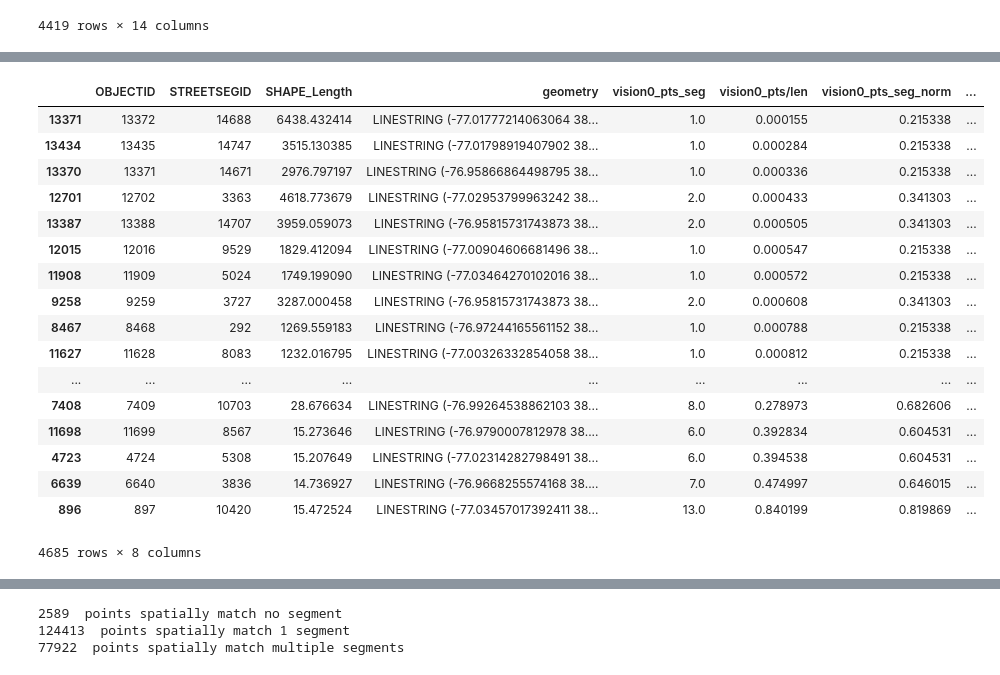
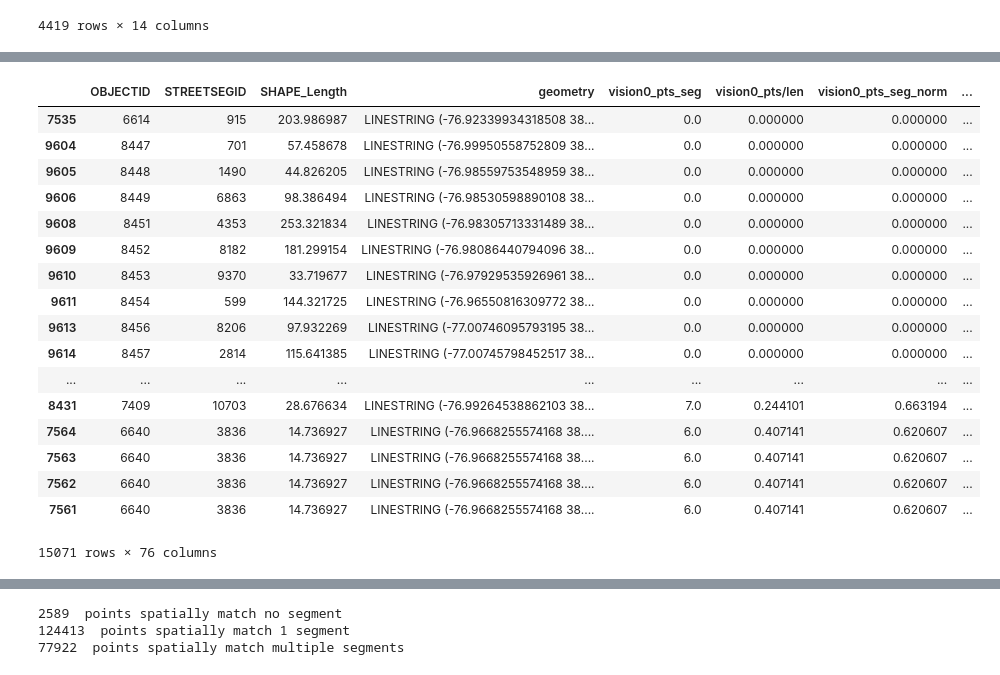
Before and after one commit to KiranJavkar/Cycling_Safety, a Jupyter notebook: python/Cycling_Safety_Visualization_using_mapbox-leaflet.ipynb, the cells around one changed output, grey strips where cells are left out. Saved outputs shown, nothing was run; the diff lists cells and outputs as text; code cells hidden in the pictures.

```diff
--- a/python/Cycling_Safety_Visualization_using_mapbox-leaflet.ipynb
+++ b/python/Cycling_Safety_Visualization_using_mapbox-leaflet.ipynb
@@ -194,0 +246,4 @@ dc_segs_statistic = dc_segs_statistic.merge(seg_counts, left_on = 'STREETSEGID',
+# %%
+print(vision0_seg_stats.shape)
+vision0_details = pd.DataFrame(vision0_seg_stats.fillna(0))
+vision0_details.head().T
@@ -203,0 +291,2 @@ dc_segs_statistic.head().T
+# %%
+dc_segs_statistic_detailed = dc_segs_statistic.merge(vision0_details, left_on = 'STREETSEGID', right_on='STREETSEGID', right_index=False, how='left')
@@ -203,0 +317,4 @@ dc_segs_statistic.head().T
+# %%
+dc_vision0_details = pd.DataFrame(dc_segs_statistic_detailed.fillna(0))
+print(dc_vision0_details.shape)
+dc_vision0_details.head().T
@@ -203,0 +340,7 @@ dc_segs_statistic.head().T
+# %%
+for utype in unique_types:
+    utype_count = utype + '_count'
+    utype_countlen = utype + '_count/len'
+    dc_vision0_details[utype_countlen] = dc_vision0_details[utype_count]/dc_vision0_details.SHAPE_Length
+    normalize(utype_count, dc_vision0_details)
+    normalize(utype_countlen, dc_vision0_details)
@@ -281,21 +389,21 @@ dc_segs_statistic_drop.head().T
 # %%
-dc_segs_statistic_drop.sort('vision0_pts/len')
+dc_vision0_details.sort('vision0_pts/len')
 # %% [output]
 |  | OBJECTID | STREETSEGID | SHAPE_Length | geometry | vision0_pts_seg | vision0_pts/len | vision0_pts_seg_norm | ... |
-| 13371 | 13372 | 14688 | 6438.432414 | LINESTRING (-77.01777214063064 38... | 1.0 | 0.000155 | 0.215338 | ... |
-| 13434 | 13435 | 14747 | 3515.130385 | LINESTRING (-77.01798919407902 38... | 1.0 | 0.000284 | 0.215338 | ... |
-| 13370 | 13371 | 14671 | 2976.797197 | LINESTRING (-76.95866864498795 38... | 1.0 | 0.000336 | 0.215338 | ... |
-| 12701 | 12702 | 3363 | 4618.773679 | LINESTRING (-77.02953799963242 38... | 2.0 | 0.000433 | 0.341303 | ... |
-| 13387 | 13388 | 14707 | 3959.059073 | LINESTRING (-76.95815731743873 38... | 2.0 | 0.000505 | 0.341303 | ... |
-| 12015 | 12016 | 9529 | 1829.412094 | LINESTRING (-77.00904606681496 38... | 1.0 | 0.000547 | 0.215338 | ... |
-| 11908 | 11909 | 5024 | 1749.199090 | LINESTRING (-77.03464270102016 38... | 1.0 | 0.000572 | 0.215338 | ... |
-| 9258 | 9259 | 3727 | 3287.000458 | LINESTRING (-76.95815731743873 38... | 2.0 | 0.000608 | 0.341303 | ... |
-| 8467 | 8468 | 292 | 1269.559183 | LINESTRING (-76.97244165561152 38... | 1.0 | 0.000788 | 0.215338 | ... |
-| 11627 | 11628 | 8083 | 1232.016795 | LINESTRING (-77.00326332854058 38... | 1.0 | 0.000812 | 0.215338 | ... |
+| 7535 | 6614 | 915 | 203.986987 | LINESTRING (-76.92339934318508 38... | 0.0 | 0.000000 | 0.000000 | ... |
+| 9604 | 8447 | 701 | 57.458678 | LINESTRING (-76.99950558752809 38... | 0.0 | 0.000000 | 0.000000 | ... |
+| 9605 | 8448 | 1490 | 44.826205 | LINESTRING (-76.98559753548959 38... | 0.0 | 0.000000 | 0.000000 | ... |
+| 9606 | 8449 | 6863 | 98.386494 | LINESTRING (-76.98530598890108 38... | 0.0 | 0.000000 | 0.000000 | ... |
+| 9608 | 8451 | 4353 | 253.321834 | LINESTRING (-76.98305713331489 38... | 0.0 | 0.000000 | 0.000000 | ... |
+| 9609 | 8452 | 8182 | 181.299154 | LINESTRING (-76.98086440794096 38... | 0.0 | 0.000000 | 0.000000 | ... |
+| 9610 | 8453 | 9370 | 33.719677 | LINESTRING (-76.97929535926961 38... | 0.0 | 0.000000 | 0.000000 | ... |
+| 9611 | 8454 | 599 | 144.321725 | LINESTRING (-76.96550816309772 38... | 0.0 | 0.000000 | 0.000000 | ... |
+| 9613 | 8456 | 8206 | 97.932269 | LINESTRING (-77.00746095793195 38... | 0.0 | 0.000000 | 0.000000 | ... |
+| 9614 | 8457 | 2814 | 115.641385 | LINESTRING (-77.00745798452517 38... | 0.0 | 0.000000 | 0.000000 | ... |
 | ... | ... | ... | ... | ... | ... | ... | ... | ... |
-| 7408 | 7409 | 10703 | 28.676634 | LINESTRING (-76.99264538862103 38... | 8.0 | 0.278973 | 0.682606 | ... |
-| 11698 | 11699 | 8567 | 15.273646 | LINESTRING (-76.9790007812978 38.... | 6.0 | 0.392834 | 0.604531 | ... |
-| 4723 | 4724 | 5308 | 15.207649 | LINESTRING (-77.02314282798491 38... | 6.0 | 0.394538 | 0.604531 | ... |
-| 6639 | 6640 | 3836 | 14.736927 | LINESTRING (-76.9668255574168 38.... | 7.0 | 0.474997 | 0.646015 | ... |
-| 896 | 897 | 10420 | 15.472524 | LINESTRING (-77.03457017392411 38... | 13.0 | 0.840199 | 0.819869 | ... |
+| 8431 | 7409 | 10703 | 28.676634 | LINESTRING (-76.99264538862103 38... | 7.0 | 0.244101 | 0.663194 | ... |
+| 7564 | 6640 | 3836 | 14.736927 | LINESTRING (-76.9668255574168 38.... | 6.0 | 0.407141 | 0.620607 | ... |
+| 7563 | 6640 | 3836 | 14.736927 | LINESTRING (-76.9668255574168 38.... | 6.0 | 0.407141 | 0.620607 | ... |
+| 7562 | 6640 | 3836 | 14.736927 | LINESTRING (-76.9668255574168 38.... | 6.0 | 0.407141 | 0.620607 | ... |
+| 7561 | 6640 | 3836 | 14.736927 | LINESTRING (-76.9668255574168 38.... | 6.0 | 0.407141 | 0.620607 | ... |
-4685 rows × 8 columns
+15071 rows × 76 columns
```
Also changed, not shown: parts of 201 cells of this notebook, 1 other file.
